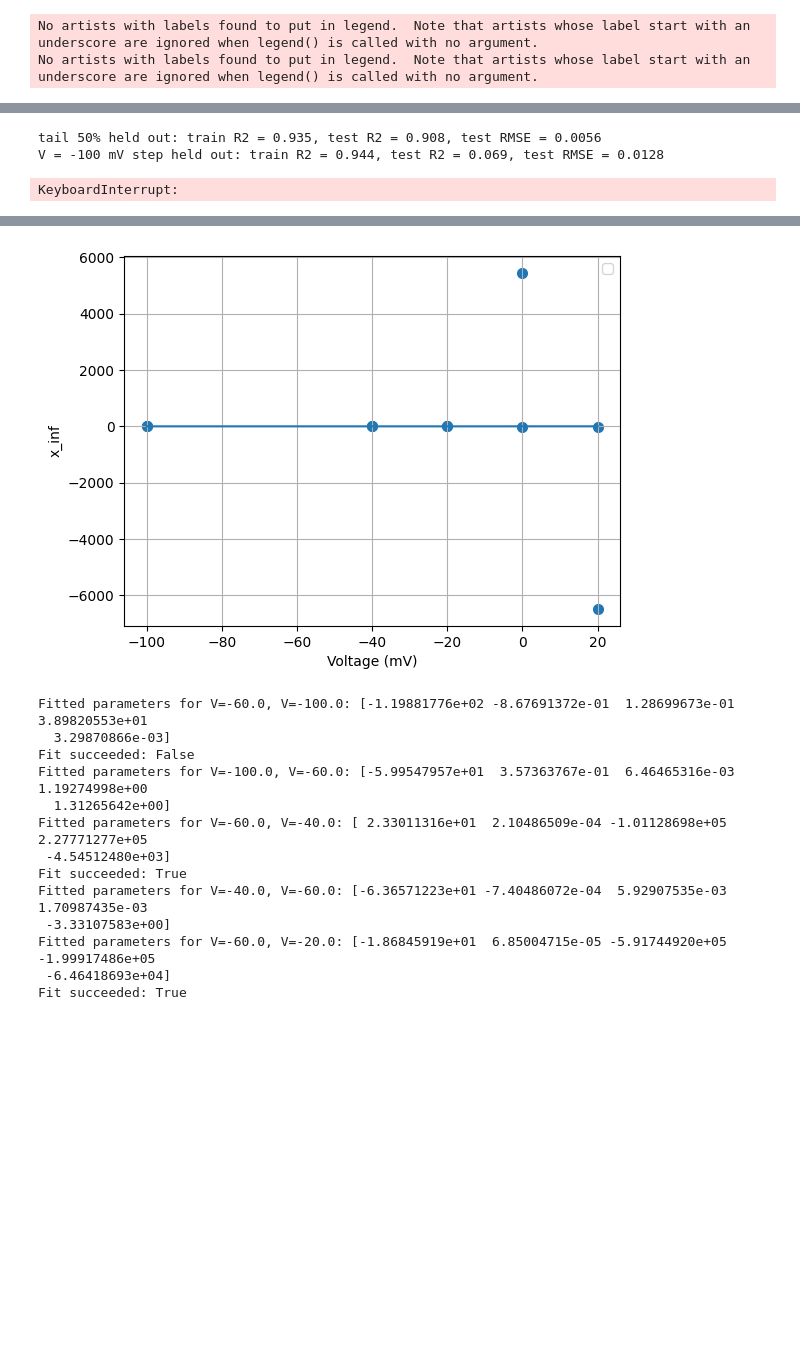
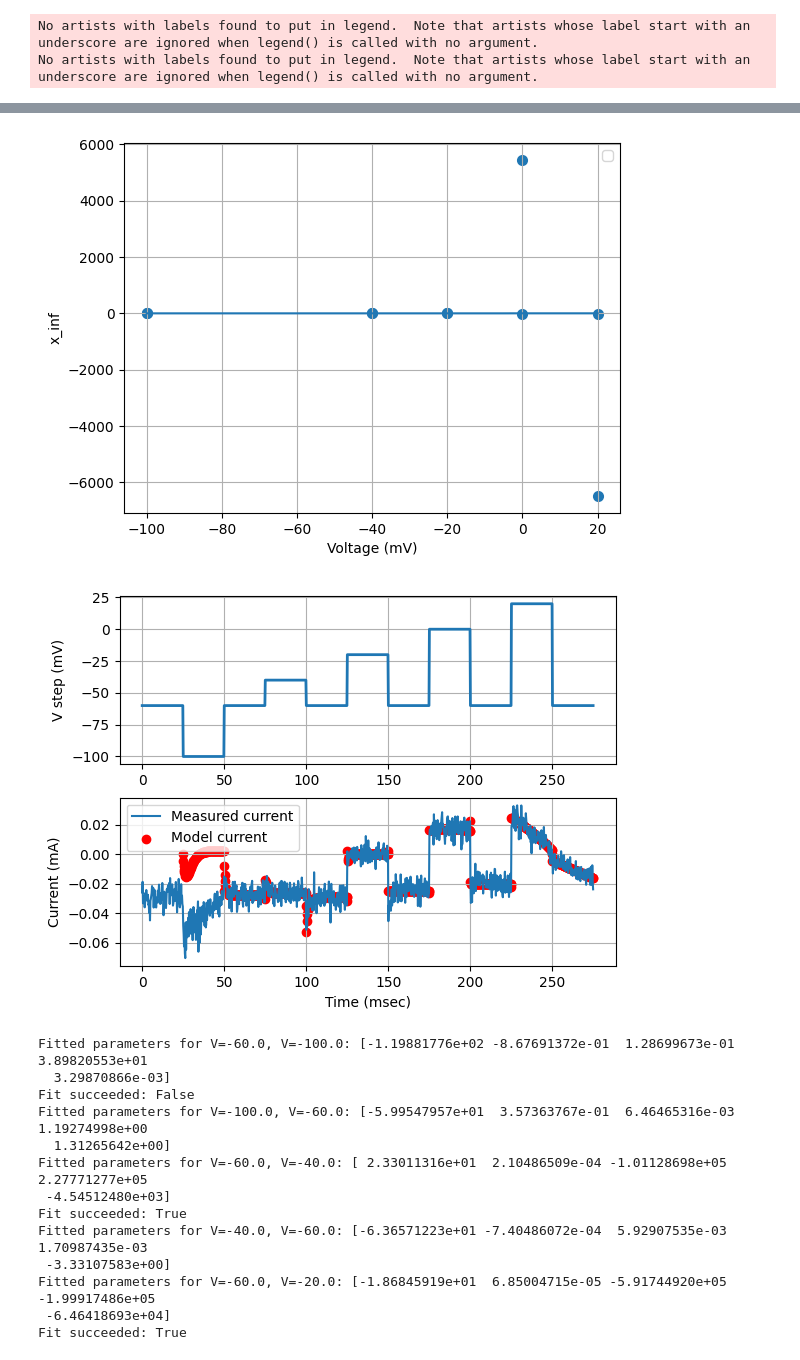
Before and after one commit to Hadrien123/QLS_HodgkinHuxley, a Jupyter notebook: base_code.ipynb, the cells around one changed output, grey strips where cells are left out. Saved outputs shown, nothing was run; the diff lists cells and outputs as text; code cells hidden in the pictures; blank space fills up the shorter version.

```diff
--- a/base_code.ipynb
+++ b/base_code.ipynb
@@ -146,8 +146,10 @@ def compute_bic(residuals, n_params):
 # carry state, so the full trace is always simulated and the mask picks which points count.
 def fit_holdout(x0, t, v, test_i, v_steps, train_mask):
     starts = [x0] + [random_start(len(v_steps)) for _ in range(n_starts - 1)]
-    fits = [least_squares(lambda p: compute_error(p, t, v, test_i, v_steps)[train_mask], x0=s, max_nfev=40) for s in starts]
+    err = lambda p: compute_error(p, t, v, test_i, v_steps)[train_mask]
+    fits = [least_squares(err, x0=s, max_nfev=40, x_scale='jac') for s in starts]
     fit = min(fits, key=lambda f: f.cost)   # best start, judged on the training points only
+    fit = least_squares(err, x0=fit.x, max_nfev=400, x_scale='jac')   # let the best start converge
     res = compute_error(fit.x, t, v, test_i, v_steps)
     r2 = lambda m: 1 - np.sum(res[m] ** 2) / np.sum((test_i[m] - np.mean(test_i[m])) ** 2)
     return r2(train_mask), r2(~train_mask), np.sqrt(np.mean(res[~train_mask] ** 2))
@@ -196,7 +198,8 @@ def run_vclamp_model(folder: str, data: str = "CookLab1UnknownChannelExtra.txt")
         if j == 1:
             m_0.append(0)
             h_0.append(1)
-        fit = least_squares(compute_error_segment, args = (t[past:], v[past:],m_0[-1],h_0[-1], test_i), x0 = [-60, 10, 1, 1,0.5])
+        fit = least_squares(compute_error_segment, args = (t, v, m_0[-1], h_0[-1], test_i), x0 = [-60, 10, 1, 1,0.5])
+
 
         current,m_last,h_last = get_current_segment(fit.x[0],fit.x[1],fit.x[2],fit.x[3],fit.x[4],v,t,m_0[-1],h_0[-1])
         i = current.copy()
@@ -222,7 +225,7 @@ def run_vclamp_model(folder: str, data: str = "CookLab1UnknownChannelExtra.txt")
     plot_taus(tau_v,tau_m,tau_h)
     plot_x_inf(x_inf,tau_v)
 
-    data = np.loadtxt(os.path.join(folder, "data/CookLab1UnknownChannel.txt"))
+    data = np.loadtxt(os.path.join(folder, "data/CookLab1UnknownChannelExtra.txt"))
     t = data[:, 0]
     v = data[:, 1]
 
@@ -243,11 +246,12 @@ def run_vclamp_model(folder: str, data: str = "CookLab1UnknownChannelExtra.txt")
             x0 = [-60, 10, 1, 1, *initial_m_inf, *initial_h_inf]   # the known starting point
         else:
             x0 = random_start(len(v_steps))
-        fit = least_squares(compute_error, x0=x0, args=(t, v, test_i, v_steps), max_nfev=40,)
+        fit = least_squares(compute_error, x0=x0, args=(t, v, test_i, v_steps), max_nfev=40, x_scale='jac')
         fits.append(fit)
         print(f"start {k}: cost = {fit.cost:.4f}, success = {fit.success}, params = {fit.x}")
     best = min(fits, key=lambda f: f.cost)
-    print("Best parameters:", best.x)
+    best = least_squares(compute_error, x0=best.x, args=(t, v, test_i, v_steps), max_nfev=400, x_scale='jac')   # let the best start converge
+
     fit = best
     i = get_current(fit.x[0], fit.x[1],fit.x[2], fit.x[3], fit.x[4:4+len(v_steps)], fit.x[4+len(v_steps):4+2*len(v_steps)], v, t, v_steps)
 
@@ -266,12 +270,12 @@ def run_vclamp_model(folder: str, data: str = "CookLab1UnknownChannelExtra.txt")
     # Train/test experiments on the whole-trace model
     x0 = [-60, 10, 1, 1, *initial_m_inf, *initial_h_inf]
     idx = np.arange(len(t))
-    for frac in [0.05, 0.10, 0.20, 0.30, 0.50]:   # hold out the last frac of the trace
+    for frac in [0.25]:   # hold out the last frac of the trace
         train_r2, test_r2, test_rmse = fit_holdout(x0, t, v, test_i, v_steps, idx < len(t) * (1 - frac))
         print(f"tail {frac:.0%} held out: train R2 = {train_r2:.3f}, test R2 = {test_r2:.3f}, test RMSE = {test_rmse:.4f}")
-    for j in [1, 3, 5, 7, 9]:                     # hold out one voltage step ("hump") at a time
-        train_r2, test_r2, test_rmse = fit_holdout(x0, t, v, test_i, v_steps, (idx < j*100) | (idx >= (j+1)*100))
-        print(f"V = {v[j*100]:.0f} mV step held out: train R2 = {train_r2:.3f}, test R2 = {test_r2:.3f}, test RMSE = {test_rmse:.4f}")
+    # for j in [1, 3, 5, 7, 9]:                     # hold out one voltage step ("hump") at a time
+    #     train_r2, test_r2, test_rmse = fit_holdout(x0, t, v, test_i, v_steps, (idx < j*100) | (idx >= (j+1)*100))
+    #     print(f"V = {v[j*100]:.0f} mV step held out: train R2 = {train_r2:.3f}, test R2 = {test_r2:.3f}, test RMSE = {test_rmse:.4f}")
 
 
     plt.figure()
@@ -353,8 +364,6 @@ tail 30% held out: train R2 = 0.943, test R2 = 0.921, test RMSE = 0.0054
-tail 50% held out: train R2 = 0.935, test R2 = 0.908, test RMSE = 0.0056
-V = -100 mV step held out: train R2 = 0.944, test R2 = 0.069, test RMSE = 0.0128
-KeyboardInterrupt:
 [figure]
 [figure]
+[figure, added]
 # %%
 # %% SECTION 4: Function calls
 if __name__ == "__main__":
```
Also changed, not shown: parts of 2 cells of this notebook, 2 other files.
